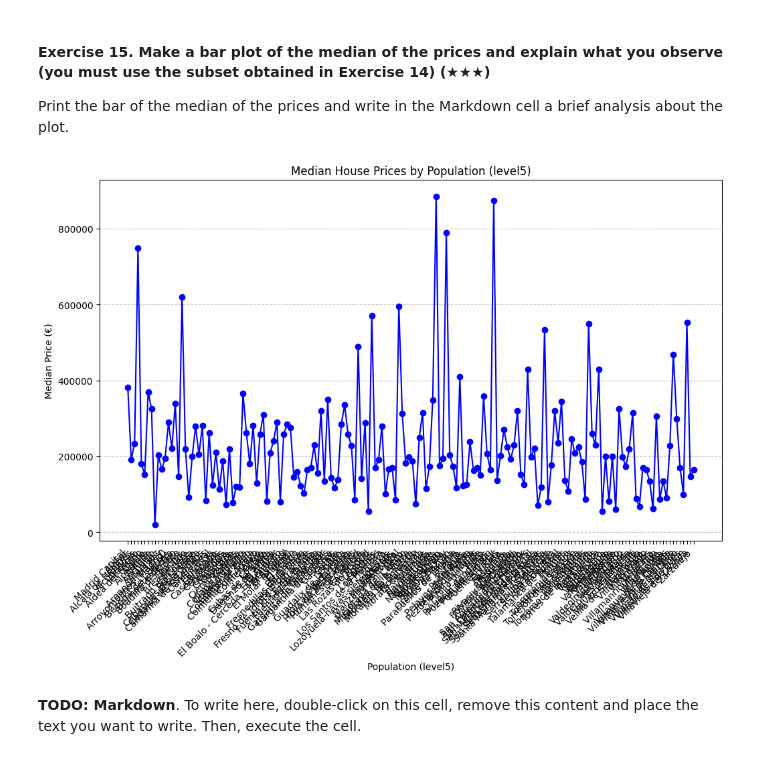
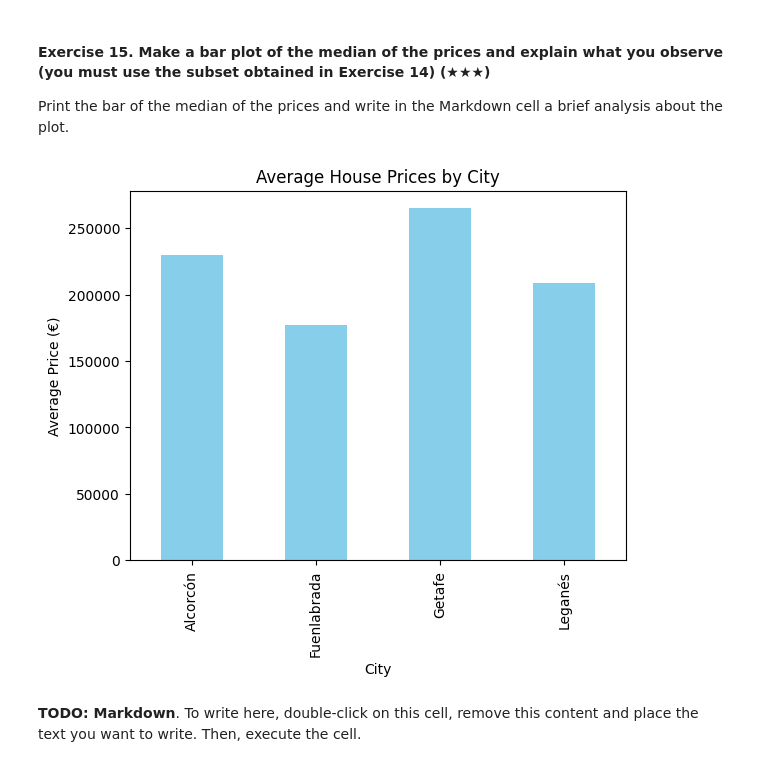
Before and after one commit to 4GeeksAcademy/Miura.realestate-datacleanup-exercise, a Jupyter notebook: project.ipynb, the cells around one changed output. Cells and saved outputs as stored; diff of their text form; code cells hidden in the pictures.

```diff
--- a/project.ipynb
+++ b/project.ipynb
@@ -294,28 +296,29 @@ print(subset_df.head())
 Print the bar of the median of the prices and write in the Markdown cell a brief analysis about the plot.
 # %%
 
-import matplotlib.pyplot as plt
-
-df = pd.read_csv('assets/real_estate.csv', sep=';')
+ds = pd.read_csv('assets/real_estate.csv', sep=';')
 
 
-df["price"] = pd.to_numeric(df["price"], errors="coerce")
-df = df.dropna(subset=["price"])
+ds['level5'] = ds['level5'].str.strip()
 
-median_prices = df.groupby("level5")["price"].median()
+subset_ds = ds[ds['level5'].isin(['Fuenlabrada', 'Leganés', 'Getafe', 'Alcorcón'])]
 
-plt.figure(figsize=(12, 7))
-plt.plot(median_prices.index, median_prices.values, marker="o", linestyle="-", color="blue")
+subset_ds.loc[:, 'price'] = pd.to_numeric(subset_ds['price'], errors='coerce')
 
-plt.title("Median House Prices by Population (level5)")
-plt.xlabel("Population (level5)")
-plt.ylabel("Median Price (€)")
-plt.xticks(rotation=45, ha="right")
-plt.grid(axis="y", linestyle="--", alpha=0.7)
+
+subset_ds = subset_ds.dropna(subset=['price'])
+
+average_prices = subset_ds.groupby('level5')['price'].mean()
+
+average_prices.plot(kind='bar', color='skyblue')
+
+plt.title('Average House Prices by City')
+plt.xlabel('City')
+plt.ylabel('Average Price (€)')
 
 plt.show()
 # %% [output]
-[figure, old version]
+[figure, new version]
 # %% [markdown]
 **TODO: Markdown**. To write here, double-click on this cell, remove this content and place the text you want to write. Then, execute the cell.
 # %% [markdown]
```
Also changed, not shown: parts of 22 cells of this notebook, 1 other file.
